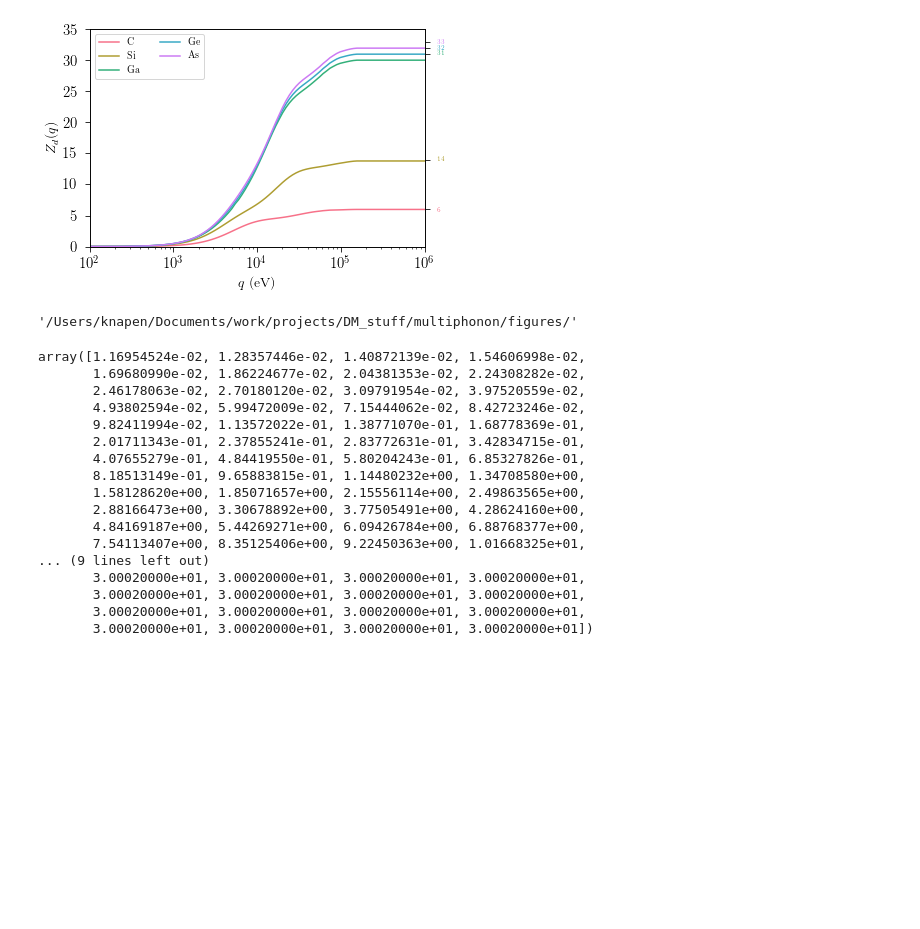
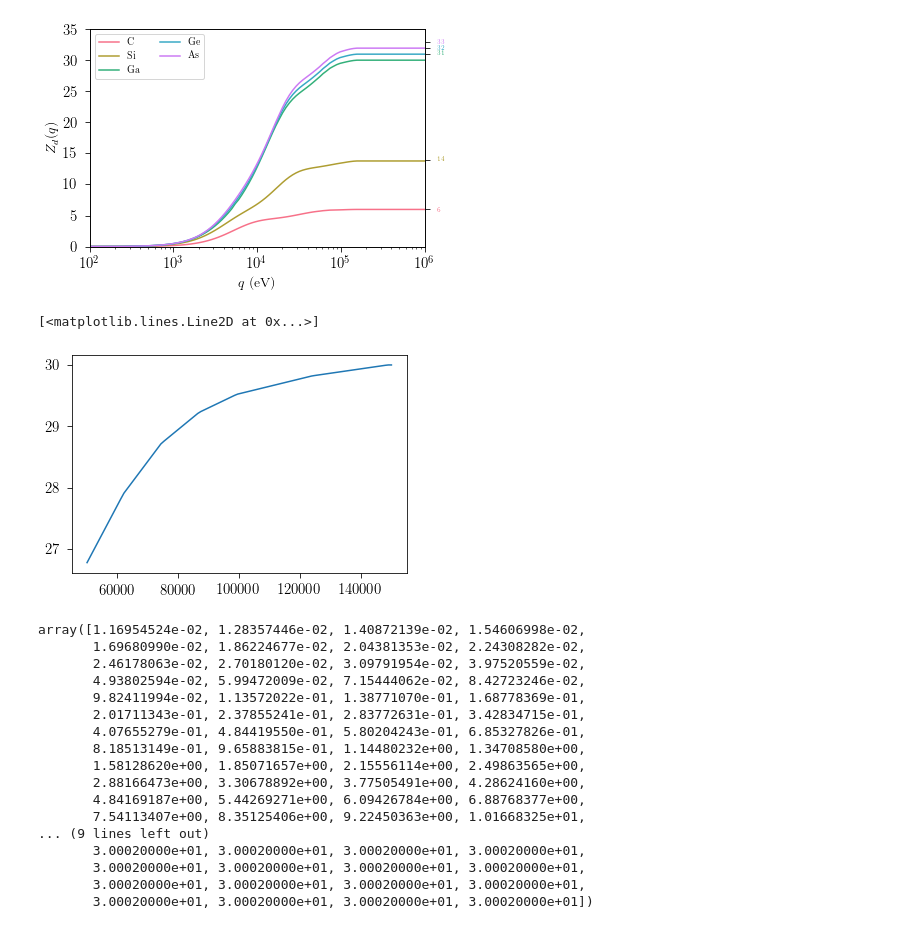
Before and after one commit to tongylin/DarkELF, a Jupyter notebook: examples/effective_charge.ipynb, the cells around one changed output. Cells and saved outputs as stored; diff of their text form; code cells hidden in the pictures; blank space fills up the shorter version.

```diff
--- a/examples/effective_charge.ipynb
+++ b/examples/effective_charge.ipynb
@@ -105,10 +105,15 @@ for ticklabel, tickcolor in zip(ax2.get_yticklabels(), colors):
 fig.savefig(draftdir+"Zeff.pdf",bbox_inches='tight')
 # %% [output]
 [figure]
-# %%
-draftdir
-# %% [output]
-'/Users/knapen/Documents/work/projects/DM_stuff/multiphonon/figures/'
+# %%
+npoints = 100
+qrange = np.linspace(5.0e4,1.5e5, npoints)
+ga_fd=gaas.fd_darkphoton[0](qrange)
+
+plt.plot(qrange,ga_fd)
+# %% [output]
+[<matplotlib.lines.Line2D at 0x...>]
+[figure, added]
 # %%
 ga_fd
 # %% [output]
```
